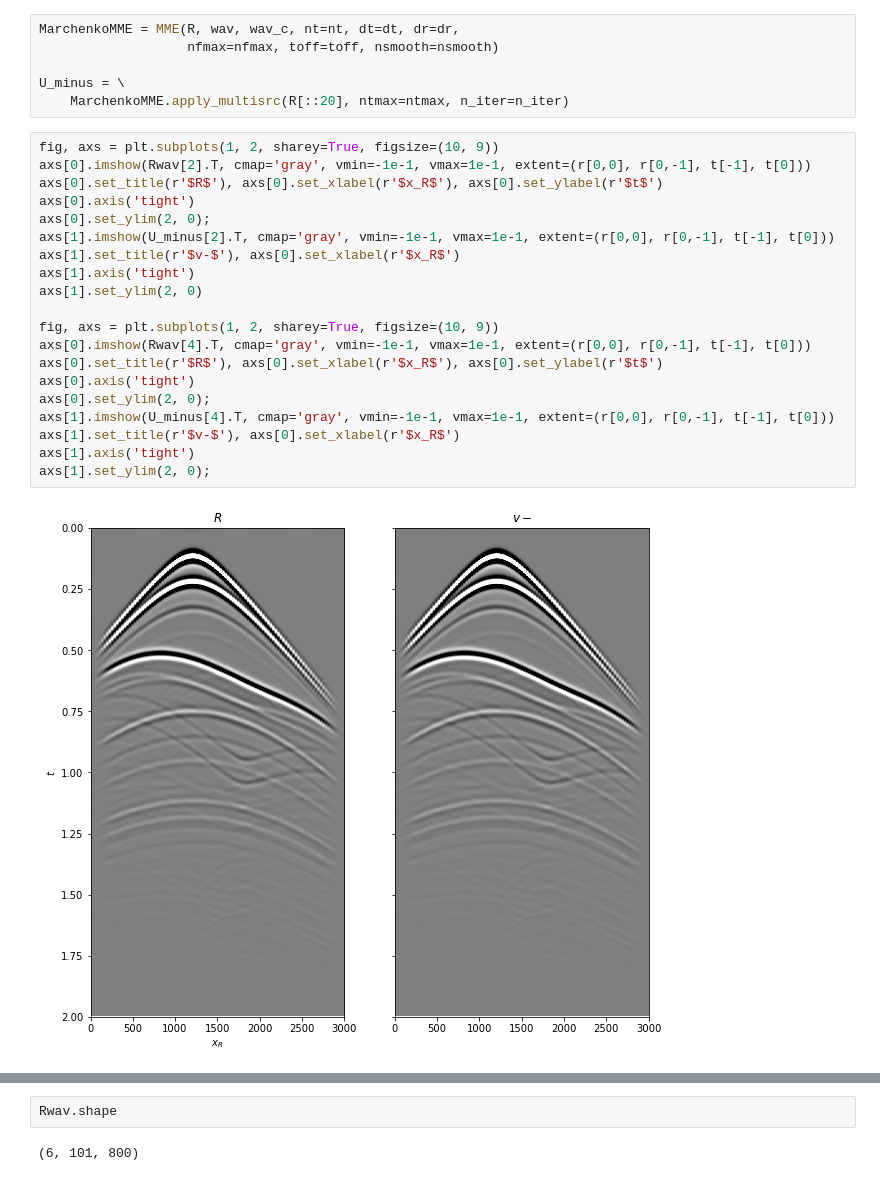
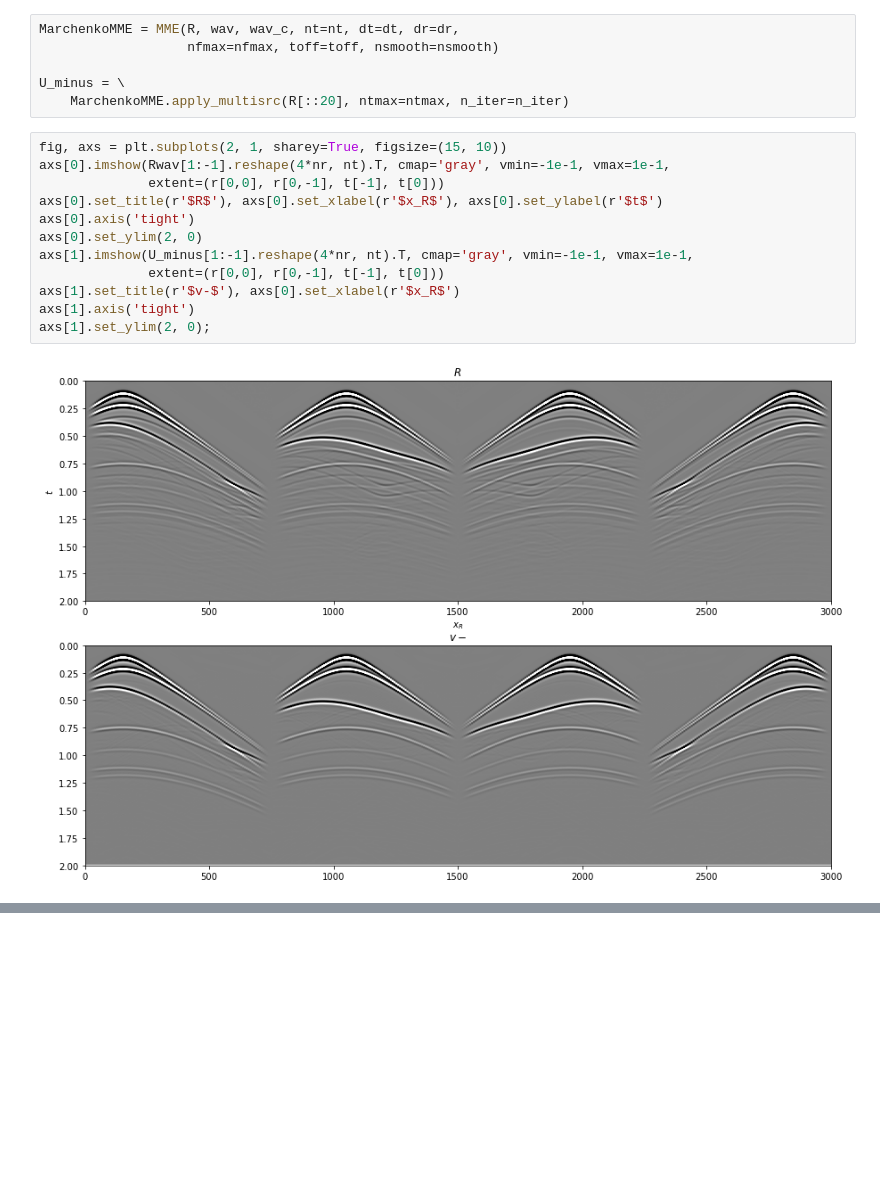
Before and after one commit to DIG-Kaust/pymarchenko, a Jupyter notebook: notebooks/Marchenko_demultiple.ipynb, the cells around one changed output, grey strips where cells are left out. Saved outputs shown, nothing was run; the diff lists cells and outputs as text; blank space fills up the shorter version.

```diff
--- a/notebooks/Marchenko_demultiple.ipynb
+++ b/notebooks/Marchenko_demultiple.ipynb
@@ -224,24 +224,16 @@ MarchenkoMME = MME(R, wav, wav_c, nt=nt, dt=dt, dr=dr,
 U_minus = \
     MarchenkoMME.apply_multisrc(R[::20], ntmax=ntmax, n_iter=n_iter)
 # %%
-fig, axs = plt.subplots(1, 2, sharey=True, figsize=(10, 9))
-axs[0].imshow(Rwav[2].T, cmap='gray', vmin=-1e-1, vmax=1e-1, extent=(r[0,0], r[0,-1], t[-1], t[0]))
+fig, axs = plt.subplots(2, 1, sharey=True, figsize=(15, 10))
+axs[0].imshow(Rwav[1:-1].reshape(4*nr, nt).T, cmap='gray', vmin=-1e-1, vmax=1e-1,
+              extent=(r[0,0], r[0,-1], t[-1], t[0]))
 axs[0].set_title(r'$R$'), axs[0].set_xlabel(r'$x_R$'), axs[0].set_ylabel(r'$t$')
 axs[0].axis('tight')
-axs[0].set_ylim(2, 0);
-axs[1].imshow(U_minus[2].T, cmap='gray', vmin=-1e-1, vmax=1e-1, extent=(r[0,0], r[0,-1], t[-1], t[0]))
-axs[1].set_title(r'$v-$'), axs[0].set_xlabel(r'$x_R$')
-axs[1].axis('tight')
-axs[1].set_ylim(2, 0)
-
-fig, axs = plt.subplots(1, 2, sharey=True, figsize=(10, 9))
-axs[0].imshow(Rwav[4].T, cmap='gray', vmin=-1e-1, vmax=1e-1, extent=(r[0,0], r[0,-1], t[-1], t[0]))
-axs[0].set_title(r'$R$'), axs[0].set_xlabel(r'$x_R$'), axs[0].set_ylabel(r'$t$')
-axs[0].axis('tight')
-axs[0].set_ylim(2, 0);
-axs[1].imshow(U_minus[4].T, cmap='gray', vmin=-1e-1, vmax=1e-1, extent=(r[0,0], r[0,-1], t[-1], t[0]))
+axs[0].set_ylim(2, 0)
+axs[1].imshow(U_minus[1:-1].reshape(4*nr, nt).T, cmap='gray', vmin=-1e-1, vmax=1e-1,
+              extent=(r[0,0], r[0,-1], t[-1], t[0]))
 axs[1].set_title(r'$v-$'), axs[0].set_xlabel(r'$x_R$')
 axs[1].axis('tight')
 axs[1].set_ylim(2, 0);
 # %% [output]
-[figure, old version]
+[figure, new version]
@@ -249,4 +239,0 @@ axs[1].set_ylim(2, 0);
-# %%
-Rwav.shape
-# %% [output]
-(6, 101, 800)
```
Also changed, not shown: parts of 1 cell of this notebook, 1 other file.
